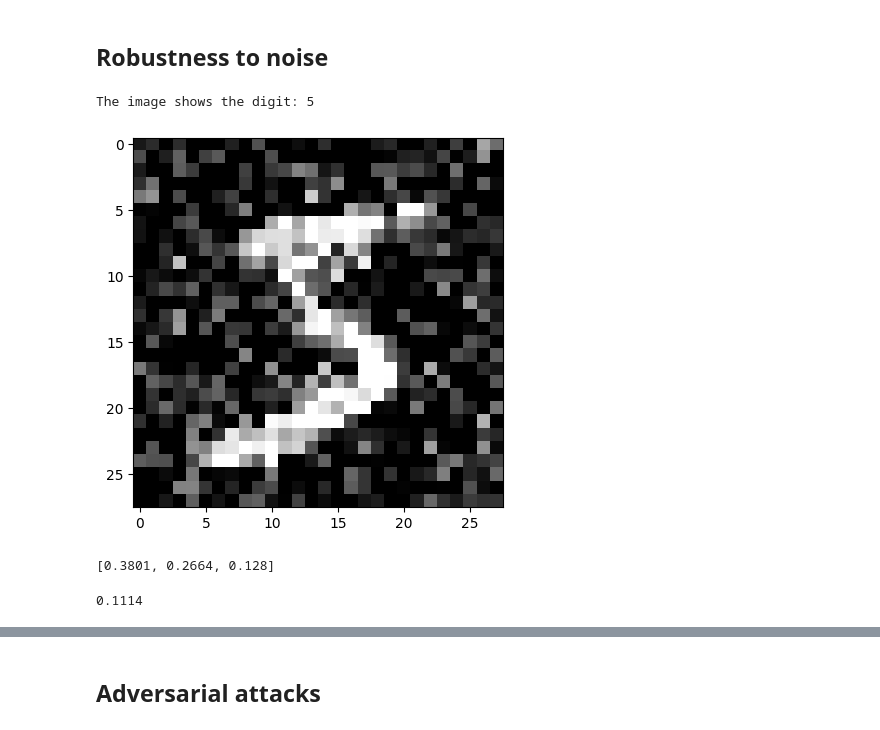
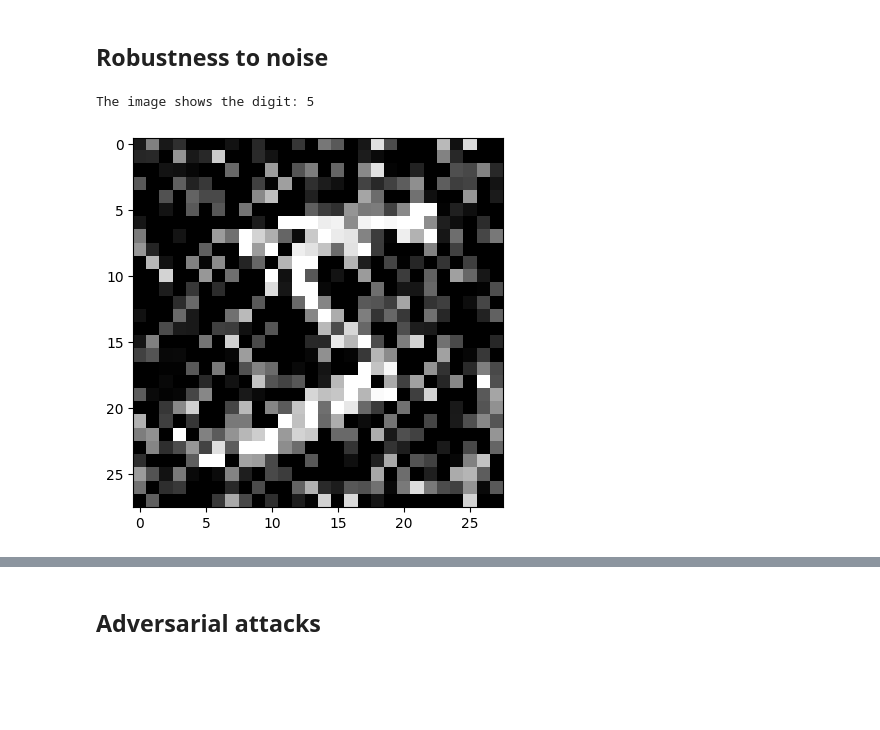
Before and after one commit to pavelihno/cognition-computation-project, a Jupyter notebook: notebook.ipynb, the cells around one changed output, grey strips where cells are left out. Drawn from its saved outputs; the diff is of its cells as text; code cells hidden in the pictures; blank space fills up the shorter version.

Commit message:
Noise robustness plots

```diff
--- a/notebook.ipynb
+++ b/notebook.ipynb
@@ -998,44 +1017,20 @@ def plot_noise_robustness_curve(noise_levels, accuracy_values):
 # %%
-noise_level = 0.3
+noise_level = 0.4
 
-noise_train_ds = inject_mnist_noise(mnist_train_ds, train_flag=True,  noise_level=noise_level)
-noise_test_ds = inject_mnist_noise(mnist_test_ds,  train_flag=False, noise_level=noise_level)
+noise_train_ds, noise_train_loader, noise_train_data, noise_train_targets = get_noisy_data(
+    mnist_train_ds, batch_size=batch_size, train_flag=True,
+    noise_level=noise_level
+)
 
-noise_train_loader = DataLoader(noise_train_ds, batch_size=batch_size, shuffle=True)
-noise_test_loader = DataLoader(noise_test_ds,  batch_size=batch_size, shuffle=False)
+noise_test_ds, noise_test_loader, noise_test_data, noise_test_targets = get_noisy_data(
+    mnist_test_ds, batch_size=batch_size, train_flag=False,
+    noise_level=noise_level
+)
 # %%
 idx = 0
-img = noise_train_ds.data[idx]
-digit = noise_train_ds.targets[idx]
+img, digit = noise_train_ds[idx]
 
-show_img(img, digit)
+show_img(img.reshape(mnist_img_shape), digit)
 # %% [output]
 The image shows the digit: 5
-[figure, old version]
+[figure, new version]
-# %%
-linear_accuracies = test_linear_layers(
-    linear_layer_dicts=linear_layers,
-    test_ds=noise_test_ds,
-    device=device,
-    print_output=False
-)
-
-print(linear_accuracies)
-# %% [output]
-[0.3801, 0.2664, 0.128]
-# %%
-criterion_cls = nn.CrossEntropyLoss
-criterion_params = {}
-
-_, ffn_accuracy = test_model(
-    model=ffn_model,
-    test_loader=noise_test_loader,
-    criterion_cls=criterion_cls,
-    criterion_params=criterion_params,
-    device=device,
-    print_output=False
-)
-
-print(ffn_accuracy)
-# %% [output]
-0.1114
```
Also changed, not shown: parts of 2 cells of this notebook.
